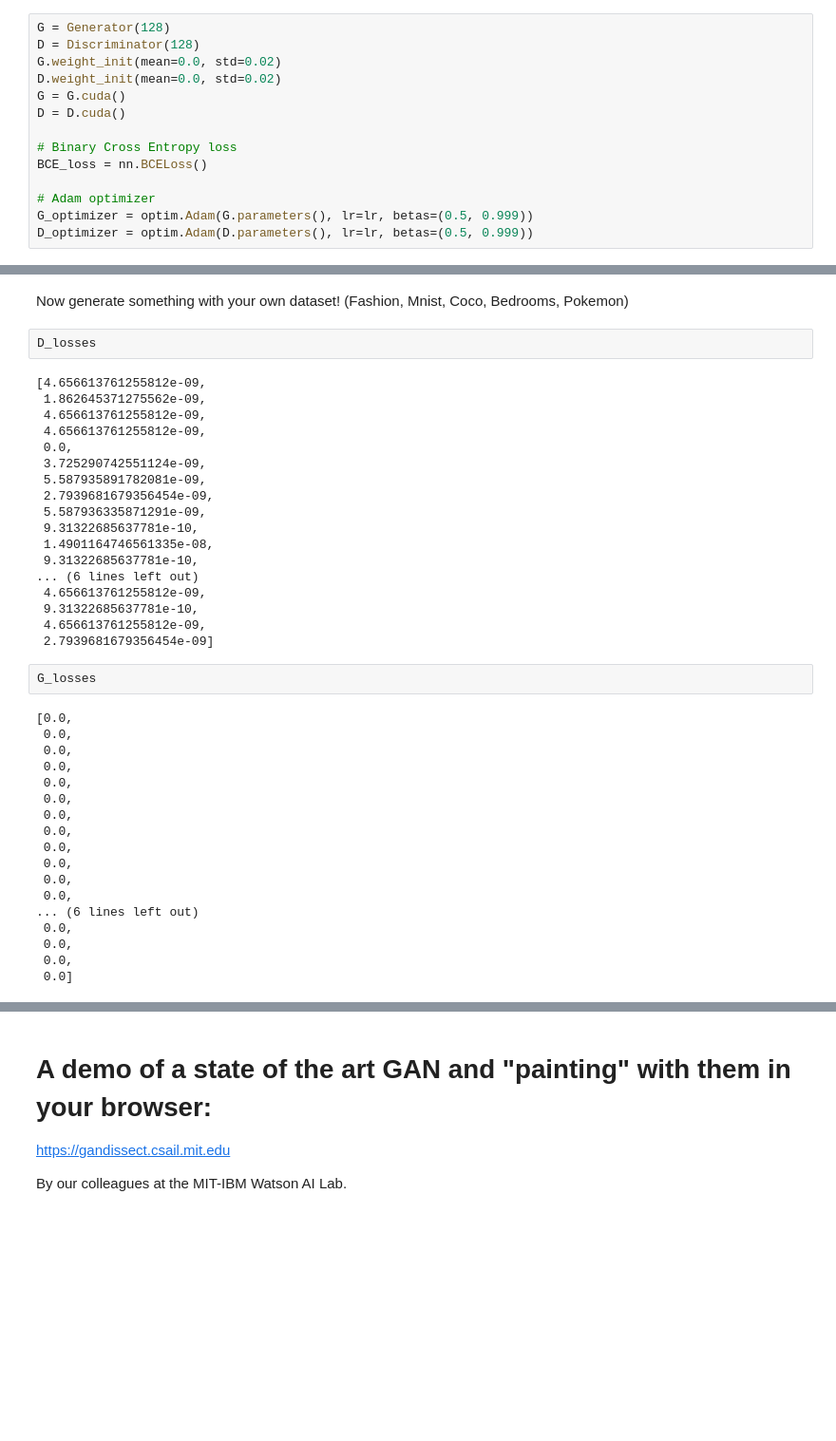
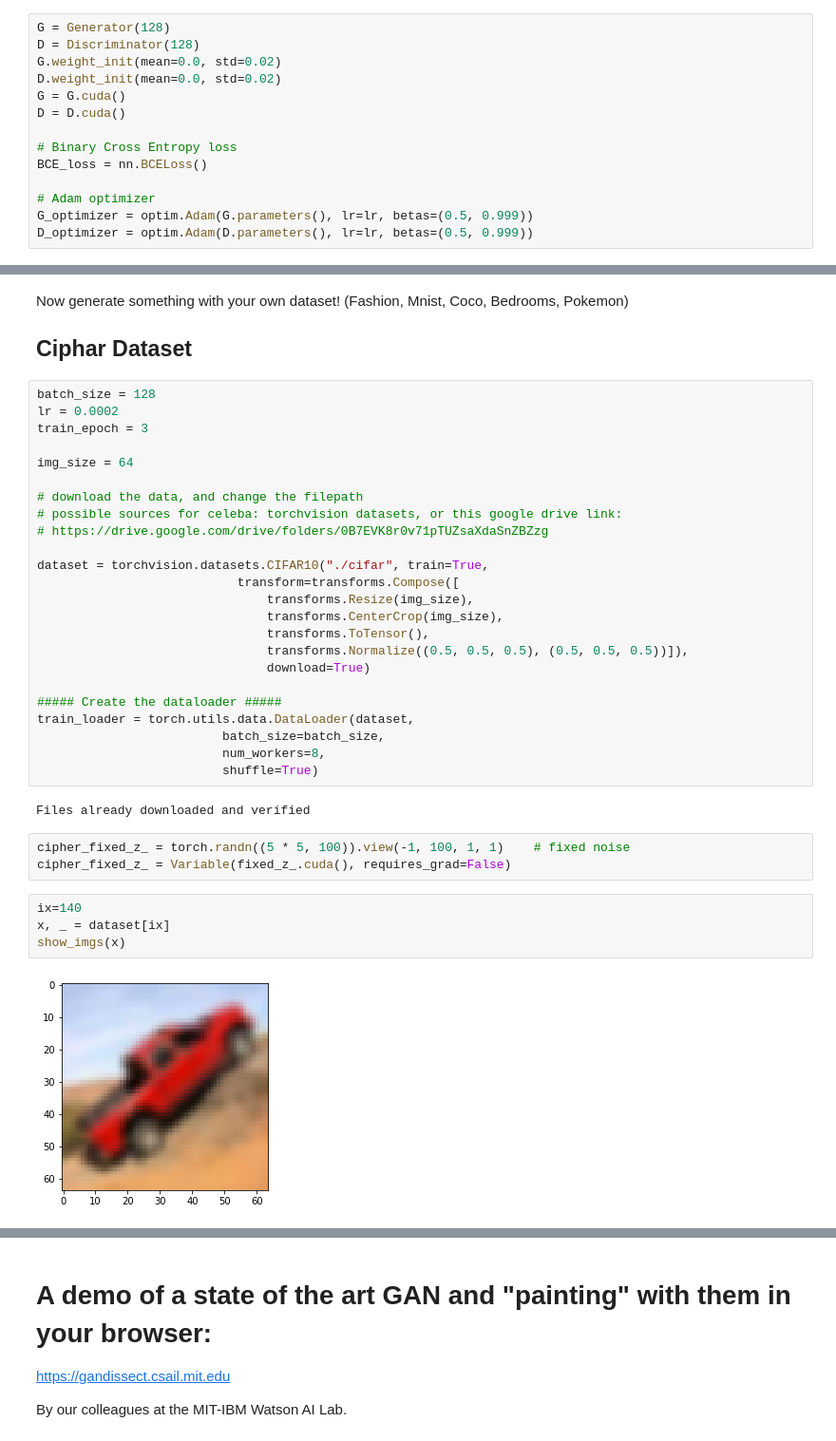
Before and after one commit to ericburdett/cs474_labs_f2019, a Jupyter notebook: DL_Lab8.ipynb, the cells around one changed output, grey strips where cells are left out. Shown at 95% size. Saved outputs shown, nothing was run; the diff lists cells and outputs as text; blank space fills up the shorter version.

```diff
--- a/DL_Lab8.ipynb
+++ b/DL_Lab8.ipynb
@@ -563,42 +585,38 @@ for x_gen in collect_x_gen:
 # %% [markdown]
 Now generate something with your own dataset! (Fashion, Mnist, Coco, Bedrooms, Pokemon)
+## Ciphar Dataset
-# %%
-D_losses
-# %% [output]
-[4.656613761255812e-09,
- 1.862645371275562e-09,
- 4.656613761255812e-09,
- 4.656613761255812e-09,
- 0.0,
- 3.725290742551124e-09,
- 5.587935891782081e-09,
- 2.7939681679356454e-09,
- 5.587936335871291e-09,
- 9.31322685637781e-10,
- 1.4901164746561335e-08,
- 9.31322685637781e-10,
-... (6 lines left out)
- 4.656613761255812e-09,
- 9.31322685637781e-10,
- 4.656613761255812e-09,
- 2.7939681679356454e-09]
-# %%
-G_losses
-# %% [output]
-[0.0,
- 0.0,
- 0.0,
- 0.0,
- 0.0,
- 0.0,
- 0.0,
- 0.0,
- 0.0,
- 0.0,
- 0.0,
- 0.0,
-... (6 lines left out)
- 0.0,
- 0.0,
- 0.0,
- 0.0]
+# %%
+batch_size = 128
+lr = 0.0002
+train_epoch = 3
+
+img_size = 64
+
+# download the data, and change the filepath
+# possible sources for celeba: torchvision datasets, or this google drive link:
+# https://drive.google.com/drive/folders/0B7EVK8r0v71pTUZsaXdaSnZBZzg
+
+dataset = torchvision.datasets.CIFAR10("./cifar", train=True,
+                           transform=transforms.Compose([
+                               transforms.Resize(img_size),
+                               transforms.CenterCrop(img_size),
+                               transforms.ToTensor(),
+                               transforms.Normalize((0.5, 0.5, 0.5), (0.5, 0.5, 0.5))]),
+                               download=True)
+
+##### Create the dataloader #####
+train_loader = torch.utils.data.DataLoader(dataset,
+                         batch_size=batch_size,
+                         num_workers=8,
+                         shuffle=True)
+# %% [output]
+Files already downloaded and verified
+# %%
+cipher_fixed_z_ = torch.randn((5 * 5, 100)).view(-1, 100, 1, 1)    # fixed noise
+cipher_fixed_z_ = Variable(fixed_z_.cuda(), requires_grad=False)
+# %%
+ix=140
+x, _ = dataset[ix]
+show_imgs(x)
+# %% [output]
+[figure, added]
```
Also changed, not shown: parts of 17 cells of this notebook.
